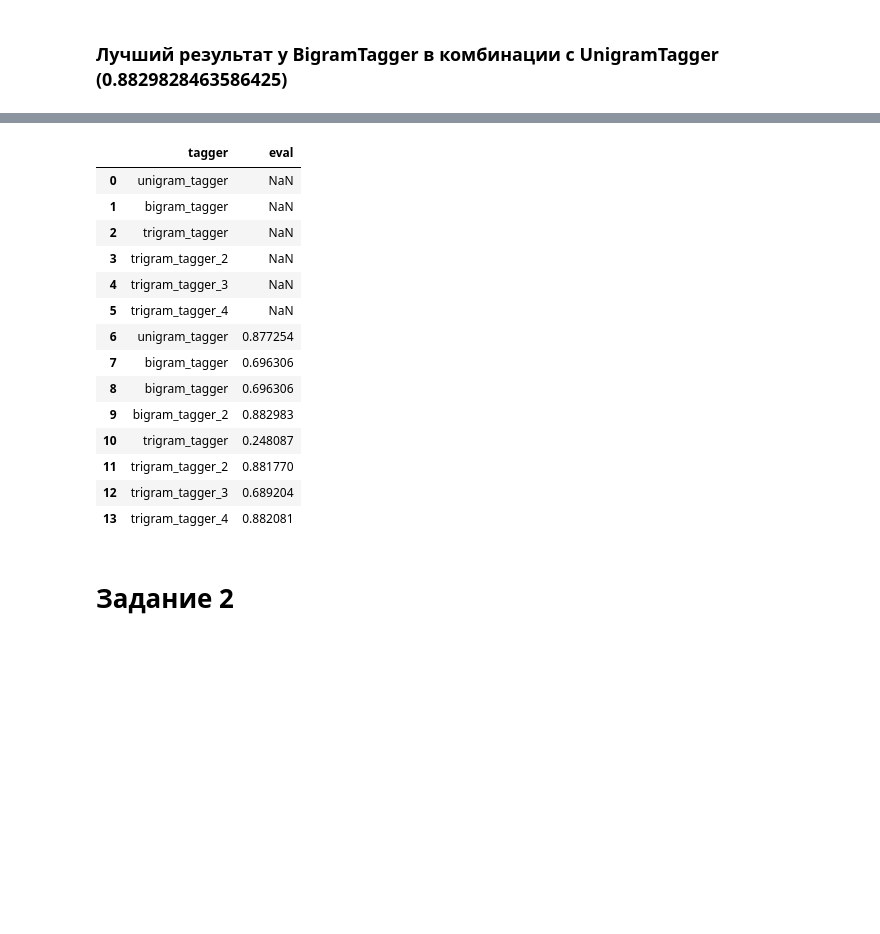
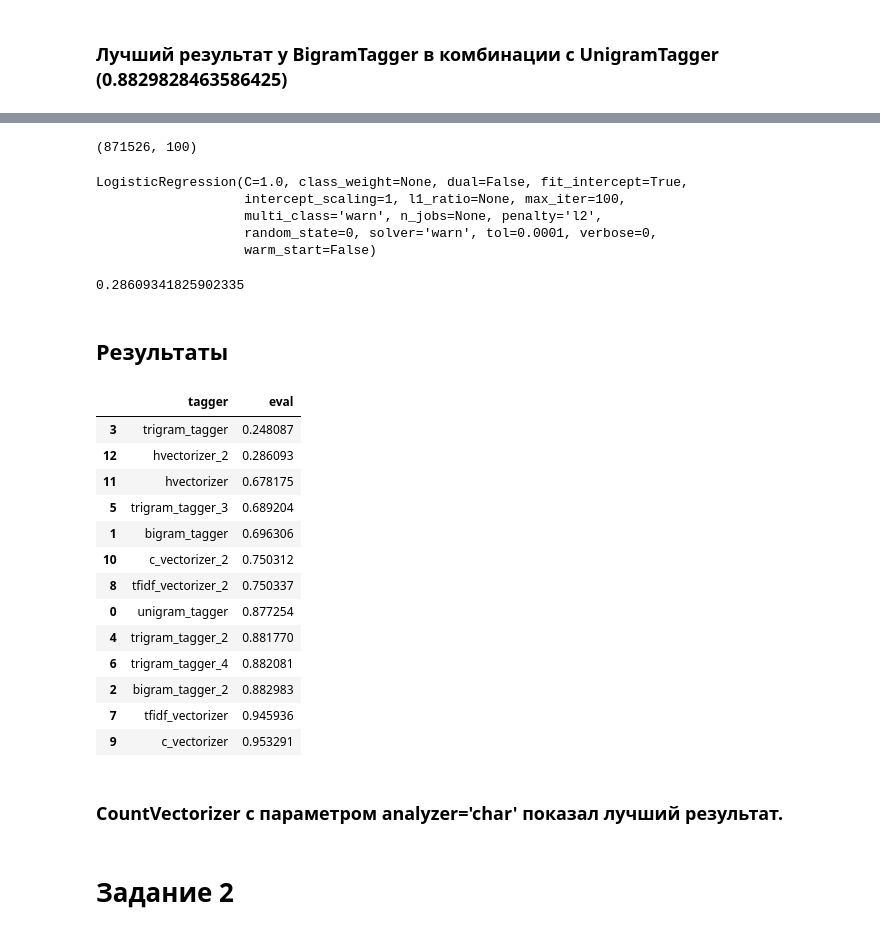
Before and after one commit to myselfadmirer/NLP, a Jupyter notebook: lesson5/hw_lesson_5.ipynb, the cells around one changed output, grey strips where cells are left out. Drawn from its saved outputs; the diff is of its cells as text; code cells hidden in the pictures; blank space fills up the shorter version.

Commit message:
hw 5. First task. 2nd iter

```diff
--- a/lesson5/hw_lesson_5.ipynb
+++ b/lesson5/hw_lesson_5.ipynb
@@ -230,22 +476,49 @@ import pandas as pd
+# %%
+X_test = hvectorizer_2.transform(test_tok)
+# %%
+X_train.shape
+# %% [output]
+(871526, 100)
+# %%
+lr = LogisticRegression(random_state=0)
+lr.fit(X_train, train_enc_labels)
+# %% [output]
+LogisticRegression(C=1.0, class_weight=None, dual=False, fit_intercept=True,
+                   intercept_scaling=1, l1_ratio=None, max_iter=100,
+                   multi_class='warn', n_jobs=None, penalty='l2',
+                   random_state=0, solver='warn', tol=0.0001, verbose=0,
+                   warm_start=False)
+# %%
+pred = lr.predict(X_test)
+# %%
+e = accuracy_score(test_enc_labels, pred)
+eval_.append(e)
+tagger.append('hvectorizer_2')
+e
+# %% [output]
+0.28609341825902335
+# %% [markdown]
+## Результаты
 # %%
 result = pd.DataFrame({'tagger': tagger, 'eval': eval_})
-result #убрать display
+result.sort_values('eval')
 # %% [output]
 |  | tagger | eval |
-| 0 | unigram_tagger | NaN |
-| 1 | bigram_tagger | NaN |
-| 2 | trigram_tagger | NaN |
-| 3 | trigram_tagger_2 | NaN |
-| 4 | trigram_tagger_3 | NaN |
-| 5 | trigram_tagger_4 | NaN |
-| 6 | unigram_tagger | 0.877254 |
-| 7 | bigram_tagger | 0.696306 |
-| 8 | bigram_tagger | 0.696306 |
-| 9 | bigram_tagger_2 | 0.882983 |
-| 10 | trigram_tagger | 0.248087 |
-| 11 | trigram_tagger_2 | 0.881770 |
-| 12 | trigram_tagger_3 | 0.689204 |
-| 13 | trigram_tagger_4 | 0.882081 |
+| 3 | trigram_tagger | 0.248087 |
+| 12 | hvectorizer_2 | 0.286093 |
+| 11 | hvectorizer | 0.678175 |
+| 5 | trigram_tagger_3 | 0.689204 |
+| 1 | bigram_tagger | 0.696306 |
+| 10 | c_vectorizer_2 | 0.750312 |
+| 8 | tfidf_vectorizer_2 | 0.750337 |
+| 0 | unigram_tagger | 0.877254 |
+| 4 | trigram_tagger_2 | 0.881770 |
+| 6 | trigram_tagger_4 | 0.882081 |
+| 2 | bigram_tagger_2 | 0.882983 |
+| 7 | tfidf_vectorizer | 0.945936 |
+| 9 | c_vectorizer | 0.953291 |
+# %% [markdown]
+### CountVectorizer с параметром analyzer='char' показал лучший результат.
 # %% [markdown]
 # Задание 2
 # %% [markdown]
```
Also changed, not shown: parts of 63 cells of this notebook.
